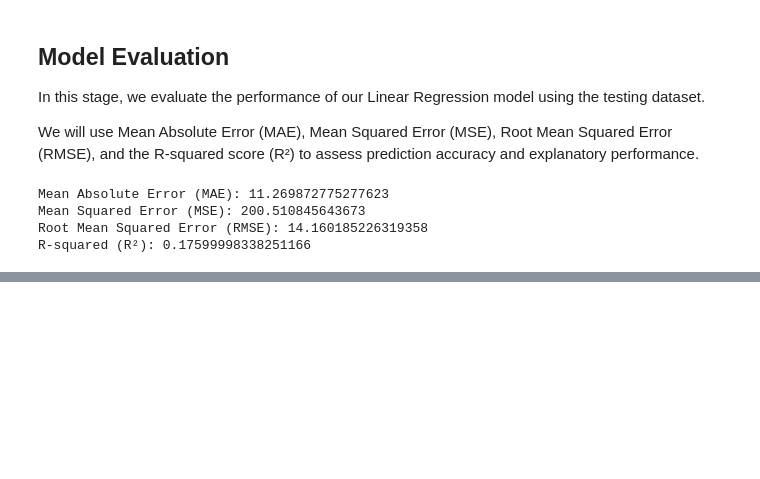
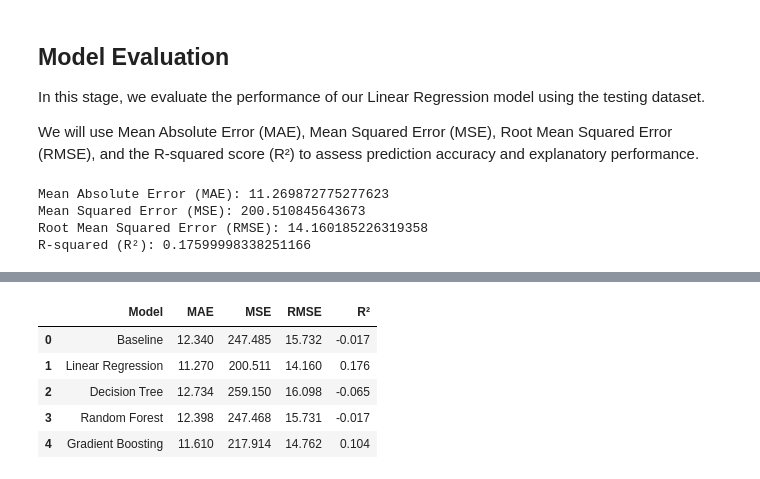
Before and after one commit to kiptochmike/student-exam-performance-eda, a Jupyter notebook: student.ipynb, the cells around one changed output, grey strips where cells are left out. Saved outputs shown, nothing was run; the diff lists cells and outputs as text; code cells hidden in the pictures; blank space fills up the shorter version.

```diff
--- a/student.ipynb
+++ b/student.ipynb
@@ -1283,0 +1536,36 @@ R-squared (R²): 0.17599998338251166
+# %%
+### Model Performance Comparison
+
+# Store predictions from all models
+model_predictions = {
+    'Baseline': baseline_predictions,
+    'Linear Regression': y_pred,
+    'Decision Tree': tree_predictions,
+    'Random Forest': rf_predictions,
+    'Gradient Boosting': gb_predictions
+}
+
+# Calculate evaluation metrics for every model
+model_results = []
+
+for model_name, predictions in model_predictions.items():
+
+    model_results.append({
+        'Model': model_name,
+        'MAE': mean_absolute_error(y_test, predictions),
+        'MSE': mean_squared_error(y_test, predictions),
+        'RMSE': np.sqrt(mean_squared_error(y_test, predictions)),
+        'R²': r2_score(y_test, predictions)
+    })
+
+# Create comparison DataFrame
+results_df = pd.DataFrame(model_results)
+
+display(results_df.round(3))
+# %% [output]
+|  | Model | MAE | MSE | RMSE | R² |
+| 0 | Baseline | 12.340 | 247.485 | 15.732 | -0.017 |
+| 1 | Linear Regression | 11.270 | 200.511 | 14.160 | 0.176 |
+| 2 | Decision Tree | 12.734 | 259.150 | 16.098 | -0.065 |
+| 3 | Random Forest | 12.398 | 247.468 | 15.731 | -0.017 |
+| 4 | Gradient Boosting | 11.610 | 217.914 | 14.762 | 0.104 |
```
Also changed, not shown: parts of 28 cells of this notebook.
